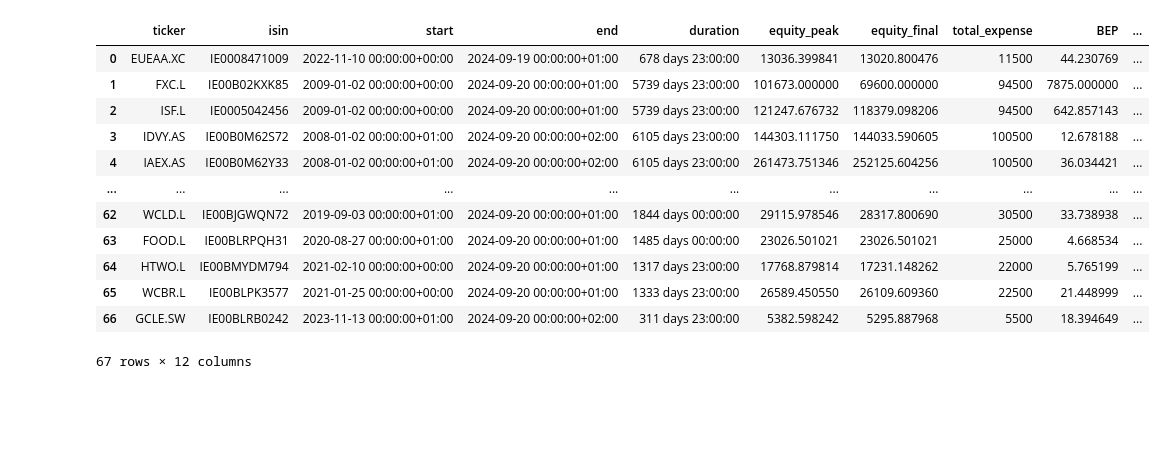
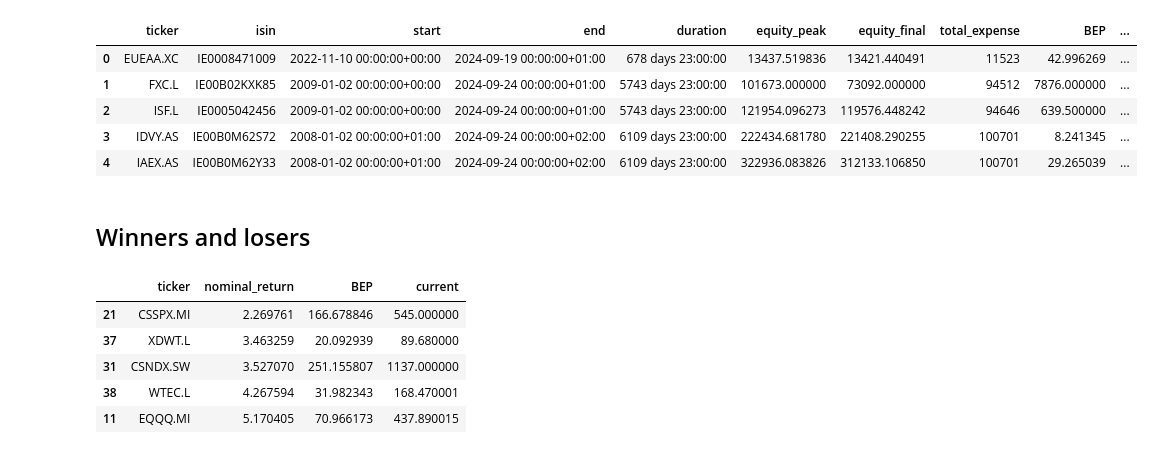
Before and after one commit to nickyu42/degiro-dca, a Jupyter notebook: backtest.ipynb, the cells around one changed output. Cells and saved outputs as stored; diff of their text form; code cells hidden in the pictures; blank space fills up the shorter version.

```diff
--- a/backtest.ipynb
+++ b/backtest.ipynb
@@ -0,0 +93,10 @@
+# %%
+import yfinance as yf
+from yfinance.exceptions import YFPricesMissingError
+
+for isin, ticker in tickers.items():
+    try:
+        df = yf.Ticker(ticker).history(period='max', raise_errors=True)
+        df.to_csv(f'data/{isin}-{ticker}.csv')
+    except YFPricesMissingError:
+        pass
@@ -30,0 +184,8 @@ Additionally, we simplify some aspects
+# %%
+# To calculate the inflation rate, we use the Consumer Price Index as an approximation
+df_cpi = pd.read_csv('cpi_nl_all_items.csv', delimiter=';')
+df_cpi['Year'] = df_cpi['Periods'].apply(lambda p: int(p.split('MM')[0]))
+df_cpi['Month'] = df_cpi['Periods'].apply(lambda p: int(p.split('MM')[1]))
+
+df_cpi = df_cpi[['Year', 'Month', 'CPI_1', 'DerivedCPI_2']]
+df_cpi.tail()
@@ -102,10 +311,23 @@ metrics
 # %%
 import matplotlib.pyplot as plt
 
-_, axs = plt.subplots(nrows=2, sharex=True)
+_, axs = plt.subplots(nrows=3, sharex=True, figsize=(10, 8))
 
-axs[0].plot([r[0] for r in portfolio_worth], [r[3] for r in portfolio_worth])
+axs[0].plot([r[0] for r in portfolio_worth], [r[3] for r in portfolio_worth], label='Portfolio')
+axs[0].plot([r[0] for r in portfolio_worth], [r[2] for r in portfolio_worth], label='Total Expense')
+axs[0].set_title('Portfolio')
+axs[0].legend()
 
-df.plot(x='Date', y='Open', ax=axs[1])
-axs[1].scatter([r[0] for r in transactions], [df.loc[df['Date'] == r[0]]['Open'] for r in transactions], c='red', marker='.')
+axs[1].set_title('VWRL Open price')
+df.plot(x='Date', y='Open', ax=axs[1], legend=None)
+axs[1].scatter(
+    [r[0] for r in transactions],
+    [float(df.loc[df['Date'] == r[0]]['Open'].iloc[0]) for r in transactions],
+    s=[r[1]*5 for r in transactions],
+    c='red', marker='v', zorder=2, linewidths=0.5, edgecolors='none', label='Buy'
+)
+axs[1].legend()
+
+axs[2].plot([r[0] for r in portfolio_worth], [r[4] for r in portfolio_worth], label='Cash')
+_ = axs[2].set_title('Cash')
 # %% [output]
@@ -114,42 +335,45 @@ axs[1].scatter([r[0] for r in transactions], [df.loc[df['Date'] == r[0]]['Open']
 # %%
 import csv
-from pathlib import Path
 
 all_metrics = []
 
 for isin, ticker in tickers.items():
     if not Path(f'data/{isin}-{ticker}.csv').is_file():
         continue
 
     df = pd.read_csv(f'data/{isin}-{ticker}.csv', parse_dates=['Date'])
 
     # XXX: empty data
     if len(df) == 0:
         continue
 
     metrics = {}
     metrics['ticker'] = ticker
     metrics['isin'] = isin
 
-    m, _, _ = backtest(df)
+    m, _, _ = backtest(df, monthly_input=500, years_to_date=20)
     metrics.update(m)
 
     all_metrics.append(metrics)
 
 df_all = pd.DataFrame(all_metrics)
 df_all.to_csv('metrics.csv')
-df_all
+df_all.head()
 # %% [output]
 |  | ticker | isin | start | end | duration | equity_peak | equity_final | total_expense | BEP | ... |
-| 0 | EUEAA.XC | IE0008471009 | 2022-11-10 00:00:00+00:00 | 2024-09-19 00:00:00+01:00 | 678 days 23:00:00 | 13036.399841 | 13020.800476 | 11500 | 44.230769 | ... |
-| 1 | FXC.L | IE00B02KXK85 | 2009-01-02 00:00:00+00:00 | 2024-09-20 00:00:00+01:00 | 5739 days 23:00:00 | 101673.000000 | 69600.000000 | 94500 | 7875.000000 | ... |
-| 2 | ISF.L | IE0005042456 | 2009-01-02 00:00:00+00:00 | 2024-09-20 00:00:00+01:00 | 5739 days 23:00:00 | 121247.676732 | 118379.098206 | 94500 | 642.857143 | ... |
-| 3 | IDVY.AS | IE00B0M62S72 | 2008-01-02 00:00:00+01:00 | 2024-09-20 00:00:00+02:00 | 6105 days 23:00:00 | 144303.111750 | 144033.590605 | 100500 | 12.678188 | ... |
-| 4 | IAEX.AS | IE00B0M62Y33 | 2008-01-02 00:00:00+01:00 | 2024-09-20 00:00:00+02:00 | 6105 days 23:00:00 | 261473.751346 | 252125.604256 | 100500 | 36.034421 | ... |
-| ... | ... | ... | ... | ... | ... | ... | ... | ... | ... | ... |
-| 62 | WCLD.L | IE00BJGWQN72 | 2019-09-03 00:00:00+01:00 | 2024-09-20 00:00:00+01:00 | 1844 days 00:00:00 | 29115.978546 | 28317.800690 | 30500 | 33.738938 | ... |
-| 63 | FOOD.L | IE00BLRPQH31 | 2020-08-27 00:00:00+01:00 | 2024-09-20 00:00:00+01:00 | 1485 days 00:00:00 | 23026.501021 | 23026.501021 | 25000 | 4.668534 | ... |
-| 64 | HTWO.L | IE00BMYDM794 | 2021-02-10 00:00:00+00:00 | 2024-09-20 00:00:00+01:00 | 1317 days 23:00:00 | 17768.879814 | 17231.148262 | 22000 | 5.765199 | ... |
-| 65 | WCBR.L | IE00BLPK3577 | 2021-01-25 00:00:00+00:00 | 2024-09-20 00:00:00+01:00 | 1333 days 23:00:00 | 26589.450550 | 26109.609360 | 22500 | 21.448999 | ... |
-| 66 | GCLE.SW | IE00BLRB0242 | 2023-11-13 00:00:00+01:00 | 2024-09-20 00:00:00+02:00 | 311 days 23:00:00 | 5382.598242 | 5295.887968 | 5500 | 18.394649 | ... |
+| 0 | EUEAA.XC | IE0008471009 | 2022-11-10 00:00:00+00:00 | 2024-09-19 00:00:00+01:00 | 678 days 23:00:00 | 13437.519836 | 13421.440491 | 11523 | 42.996269 | ... |
+| 1 | FXC.L | IE00B02KXK85 | 2009-01-02 00:00:00+00:00 | 2024-09-24 00:00:00+01:00 | 5743 days 23:00:00 | 101673.000000 | 73092.000000 | 94512 | 7876.000000 | ... |
+| 2 | ISF.L | IE0005042456 | 2009-01-02 00:00:00+00:00 | 2024-09-24 00:00:00+01:00 | 5743 days 23:00:00 | 121954.096273 | 119576.448242 | 94646 | 639.500000 | ... |
+| 3 | IDVY.AS | IE00B0M62S72 | 2008-01-02 00:00:00+01:00 | 2024-09-24 00:00:00+02:00 | 6109 days 23:00:00 | 222434.681780 | 221408.290255 | 100701 | 8.241345 | ... |
+| 4 | IAEX.AS | IE00B0M62Y33 | 2008-01-02 00:00:00+01:00 | 2024-09-24 00:00:00+02:00 | 6109 days 23:00:00 | 322936.083826 | 312133.106850 | 100701 | 29.265039 | ... |
-67 rows × 12 columns
+# %% [markdown]
+## Winners and losers
+# %%
+df_all.sort_values(by='nominal_return').iloc[-5:][['ticker', 'nominal_return', 'BEP', 'current']]
+# %% [output]
+|  | ticker | nominal_return | BEP | current |
+| 21 | CSSPX.MI | 2.269761 | 166.678846 | 545.000000 |
+| 37 | XDWT.L | 3.463259 | 20.092939 | 89.680000 |
+| 31 | CSNDX.SW | 3.527070 | 251.155807 | 1137.000000 |
+| 38 | WTEC.L | 4.267594 | 31.982343 | 168.470001 |
+| 11 | EQQQ.MI | 5.170405 | 70.966173 | 437.890015 |
```
Also changed, not shown: parts of 24 cells of this notebook, 7 other files.
